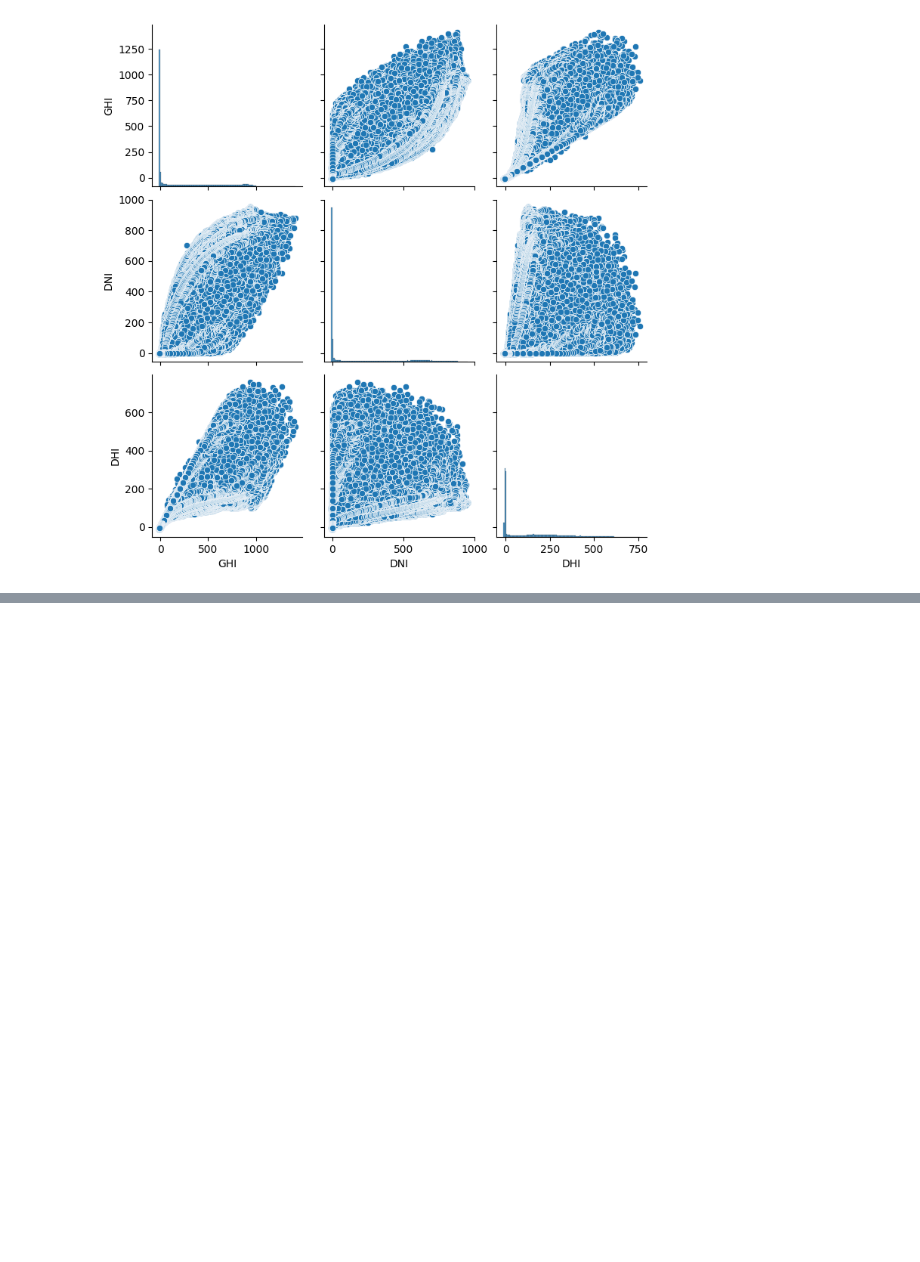
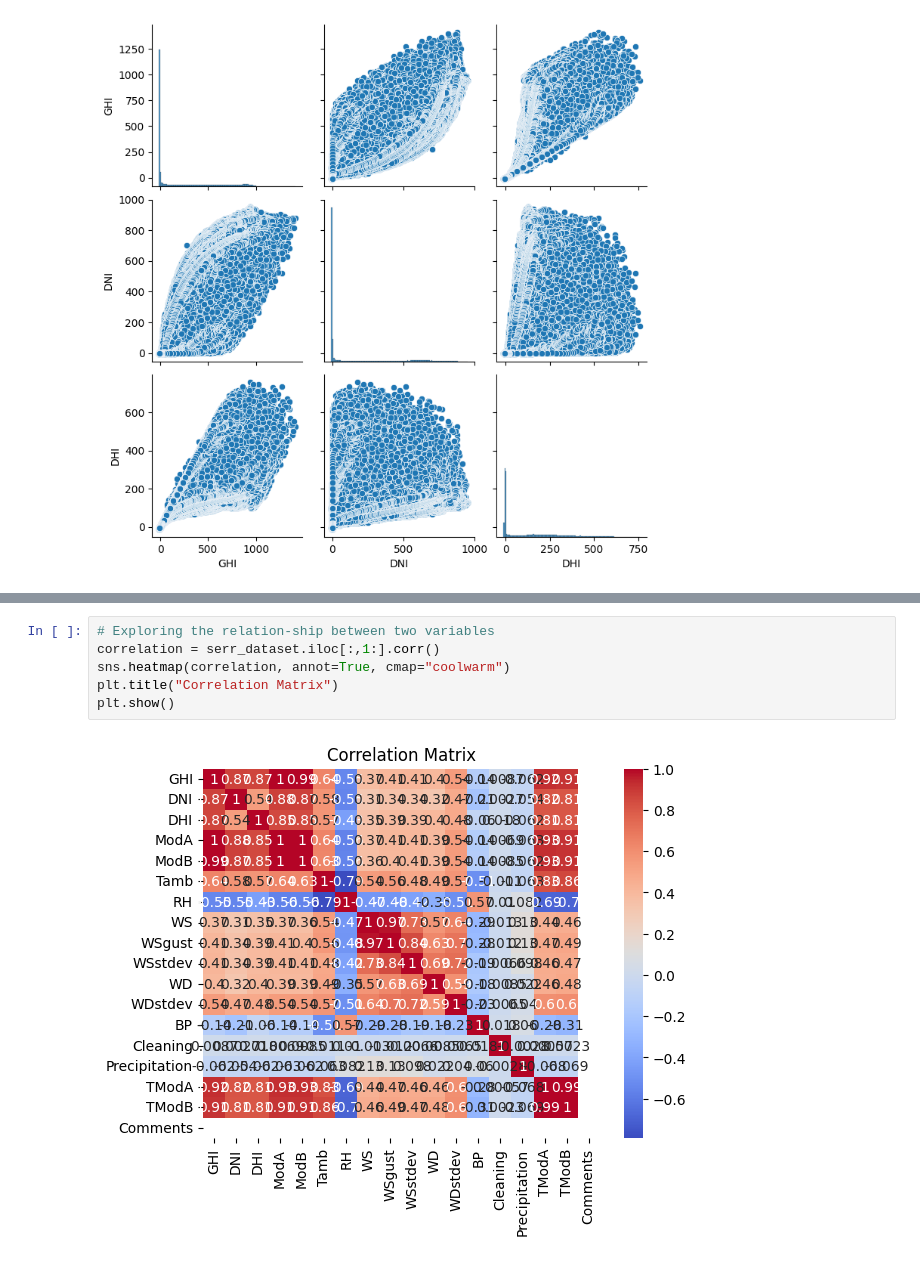
Before and after one commit to ibso99/Solar_radiation_measurment_data_analysis, a Jupyter notebook: Notebook/EDA.ipynb, the cells around one changed output, grey strips where cells are left out. Drawn from its saved outputs; the diff is of its cells as text; blank space fills up the shorter version.

```diff
--- a/Notebook/EDA.ipynb
+++ b/Notebook/EDA.ipynb
@@ -176,0 +300,8 @@ plt.show()
+# %%
+# Exploring the relation-ship between two variables
+correlation = serr_dataset.iloc[:,1:].corr()
+sns.heatmap(correlation, annot=True, cmap="coolwarm")
+plt.title("Correlation Matrix")
+plt.show()
+# %% [output]
+[figure, added]
```
Also changed, not shown: parts of 10 cells of this notebook.
